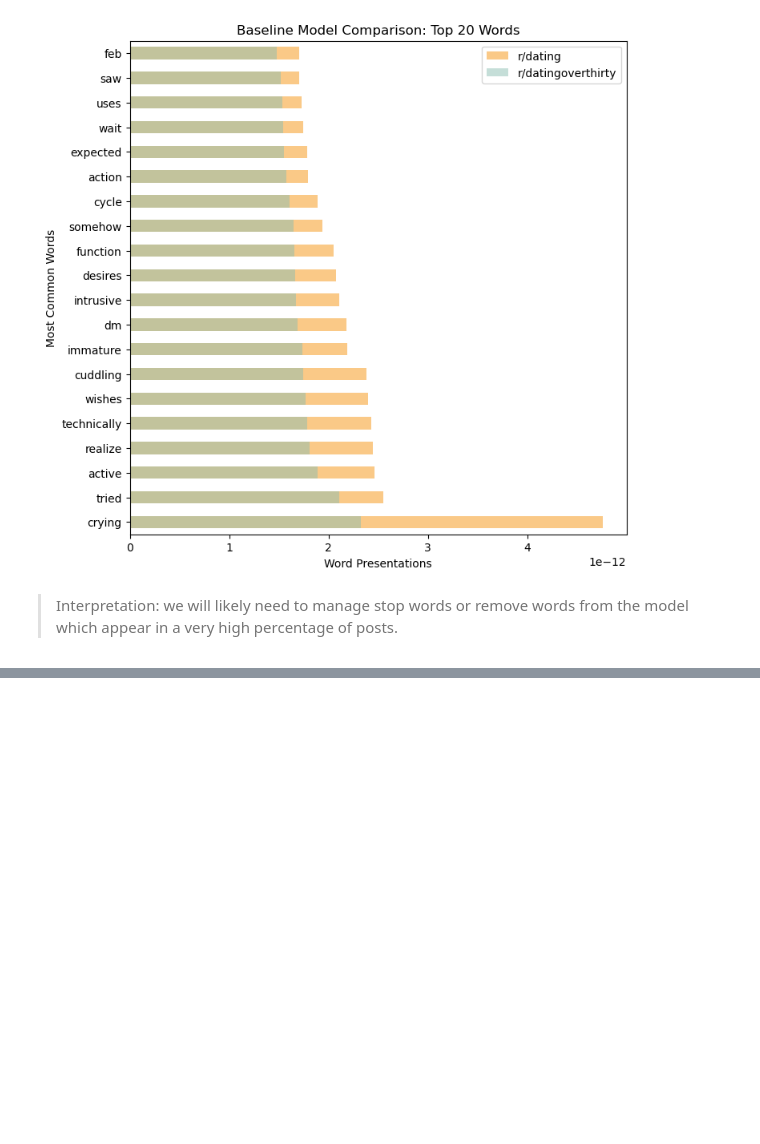
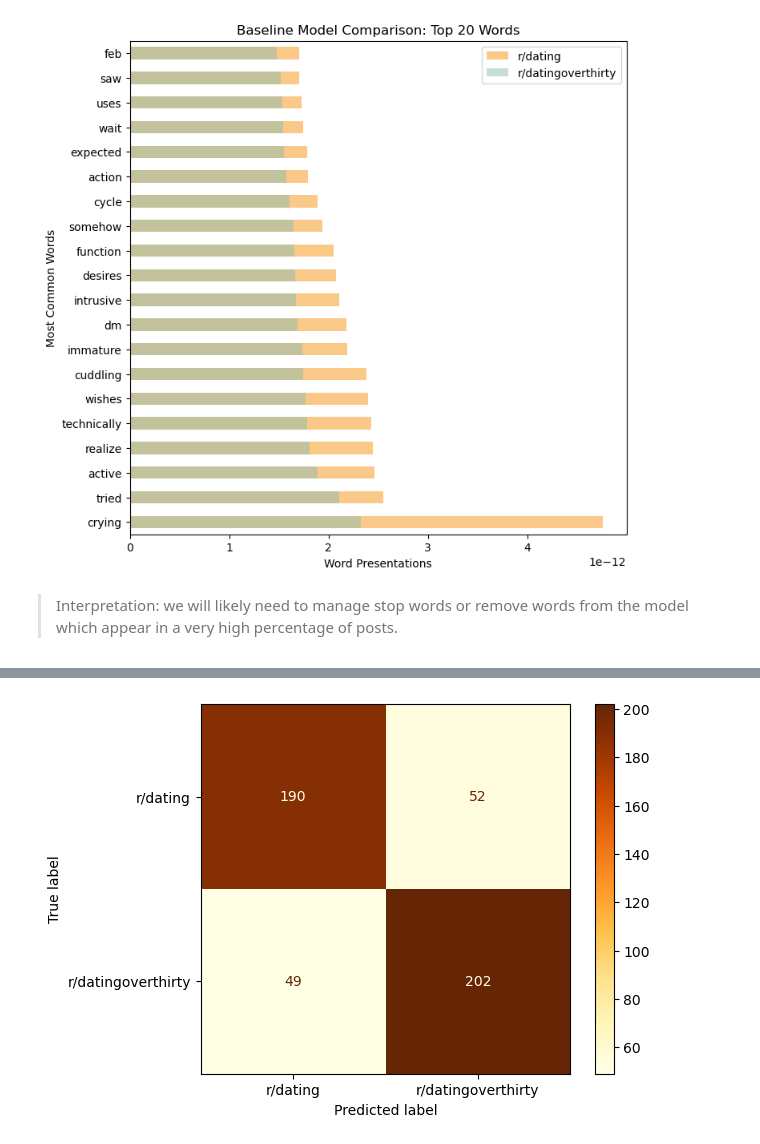
Before and after one commit to bobadams1/reddit_classifier, a Jupyter notebook: code/04_Model_Investigation.ipynb, the cells around one changed output, grey strips where cells are left out. Saved outputs shown, nothing was run; the diff lists cells and outputs as text; code cells hidden in the pictures; blank space fills up the shorter version.

Commit message:
fitting multiple models

```diff
--- a/code/04_Model_Investigation.ipynb
+++ b/code/04_Model_Investigation.ipynb
@@ -78,3 +86,5 @@ plt.legend();
 [figure]
 # %% [markdown]
 > Interpretation: we will likely need to manage stop words or remove words from the model which appear in a very high percentage of posts.
+# %%
+stem_post = pickle.load(open('../pickled_models/function_stem_post.pkl','rb'))
@@ -82,0 +95,2 @@ plt.legend();
+# %%
+rs0 = pickle.load(open('../pickled_models/rs0', 'rb'))
@@ -82,0 +112,4 @@ plt.legend();
+# %%
+train_accy0 = rs0.score(X_train, y_train)
+test_accy0 = rs0.score(X_test, y_test)
+preds0 = rs0.predict(X_test)
@@ -82,0 +134,7 @@ plt.legend();
+# %%
+plt.figure()
+ConfusionMatrixDisplay.from_predictions(y_test, preds0, cmap = 'YlOrBr', display_labels=['r/dating','r/datingoverthirty'])
+
+;
+# %% [output]
+[figure, added]
```
Also changed, not shown: parts of 7 cells of this notebook, 9 other files.
